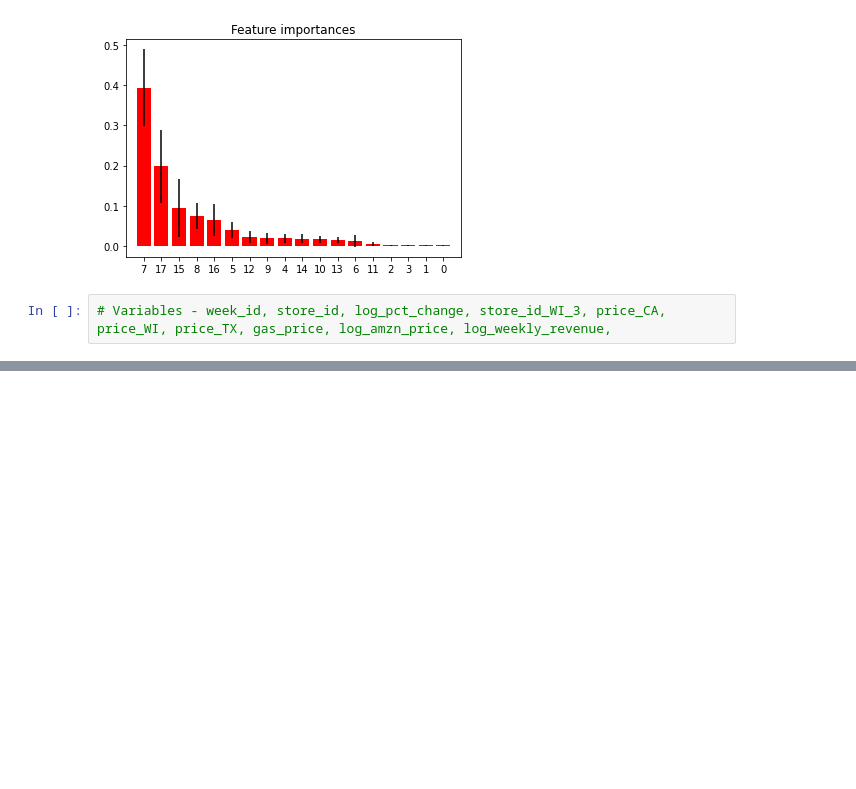
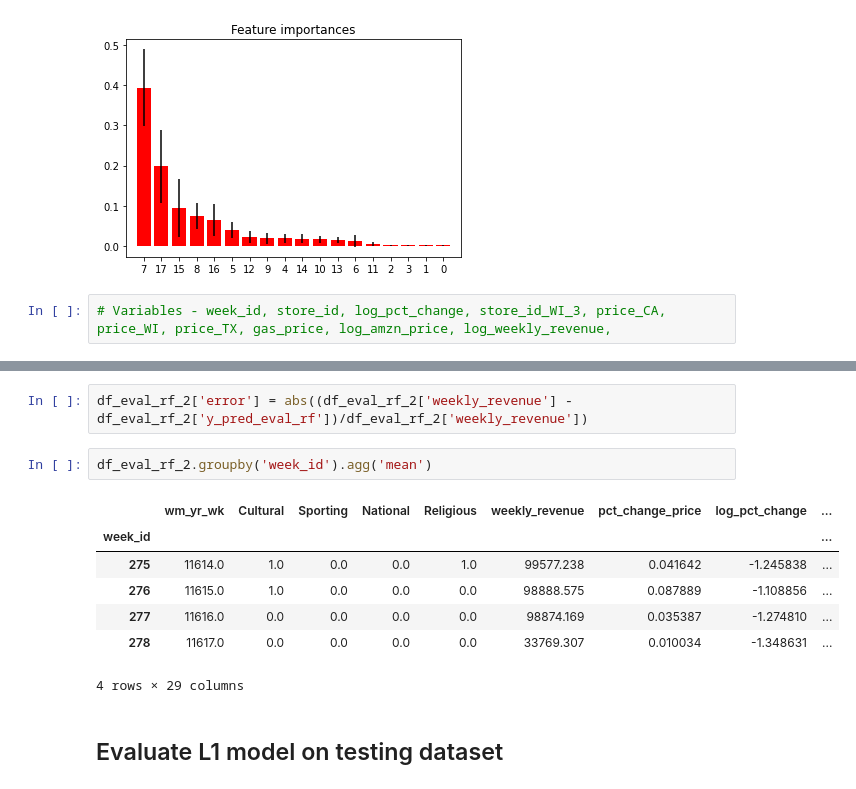
Before and after one commit to harryzyz/ISYE6740GroupProject, a Jupyter notebook: MadisonModeling.ipynb, the cells around one changed output, grey strips where cells are left out. Cells and saved outputs as stored; diff of their text form; blank space fills up the shorter version.

```diff
--- a/MadisonModeling.ipynb
+++ b/MadisonModeling.ipynb
@@ -329,0 +422,14 @@ Feature ranking:
+# %%
+df_eval_rf_2['error'] = abs((df_eval_rf_2['weekly_revenue'] - df_eval_rf_2['y_pred_eval_rf'])/df_eval_rf_2['weekly_revenue'])
+# %%
+df_eval_rf_2.groupby('week_id').agg('mean')
+# %% [output]
+|  | wm_yr_wk | Cultural | Sporting | National | Religious | weekly_revenue | pct_change_price | log_pct_change | ... |
+| week_id |  |  |  |  |  |  |  |  | ... |
+| 275 | 11614.0 | 1.0 | 0.0 | 0.0 | 1.0 | 99577.238 | 0.041642 | -1.245838 | ... |
+| 276 | 11615.0 | 1.0 | 0.0 | 0.0 | 0.0 | 98888.575 | 0.087889 | -1.108856 | ... |
+| 277 | 11616.0 | 0.0 | 0.0 | 0.0 | 0.0 | 98874.169 | 0.035387 | -1.274810 | ... |
+| 278 | 11617.0 | 0.0 | 0.0 | 0.0 | 0.0 | 33769.307 | 0.010034 | -1.348631 | ... |
+4 rows × 29 columns
+# %% [markdown]
+## Evaluate L1 model on testing dataset
```
Also changed, not shown: parts of 18 cells of this notebook.
